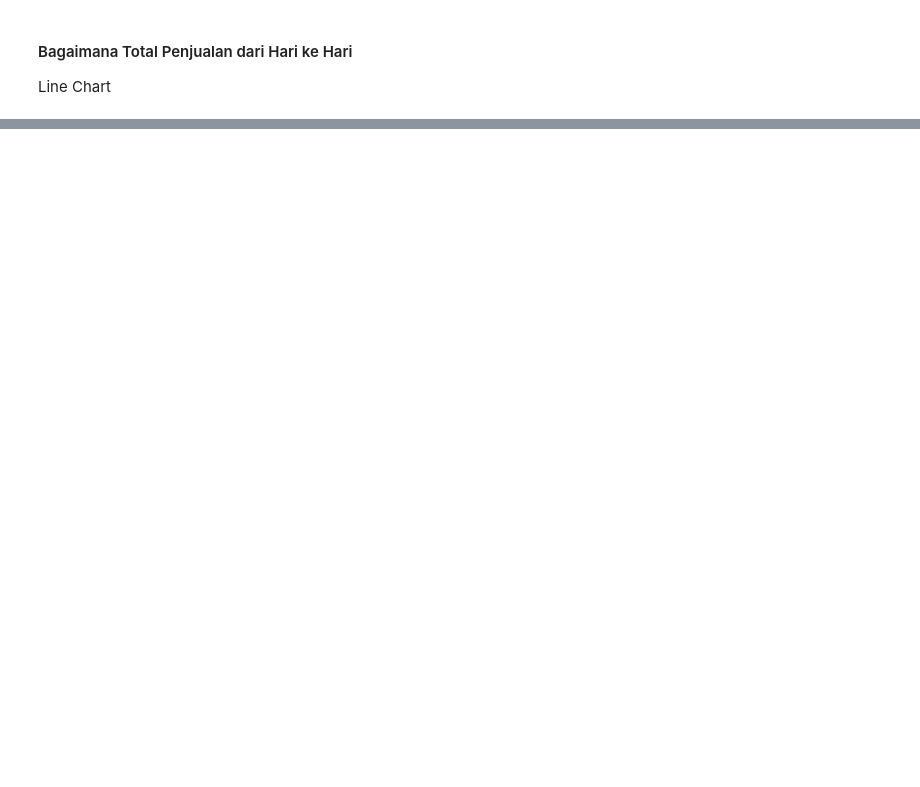
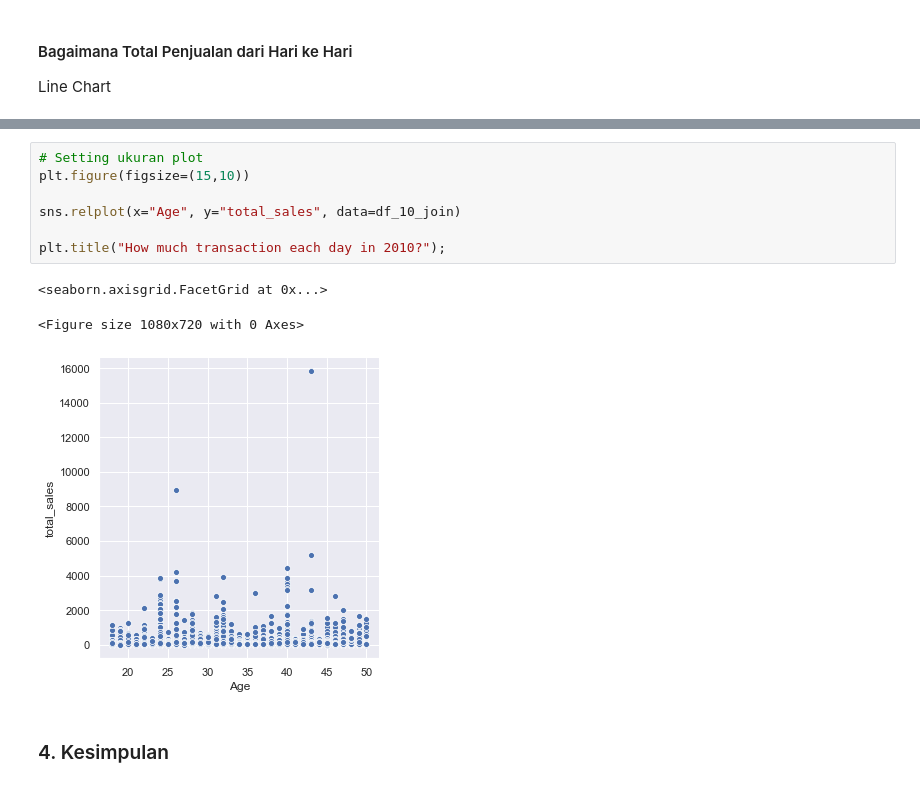
Before and after one commit to bimaputra1/ds-for-marketing-analytics, a Jupyter notebook: 1_Data_Exploration.ipynb, the cells around one changed output, grey strips where cells are left out. Saved outputs shown, nothing was run; the diff lists cells and outputs as text; blank space fills up the shorter version.

```diff
--- a/1_Data_Exploration.ipynb
+++ b/1_Data_Exploration.ipynb
@@ -411 +469,14 @@ Boxplot
 Scatterplot
+# %%
+# Setting ukuran plot
+plt.figure(figsize=(15,10))
+
+sns.relplot(x="Age", y="total_sales", data=df_10_join)
+
+plt.title("How much transaction each day in 2010?");
+# %% [output]
+<seaborn.axisgrid.FacetGrid at 0x...>
+<Figure size 1080x720 with 0 Axes>
+[figure, added]
+# %% [markdown]
+### 4. Kesimpulan
```
Also changed, not shown: parts of 14 cells of this notebook, 6 other files.
